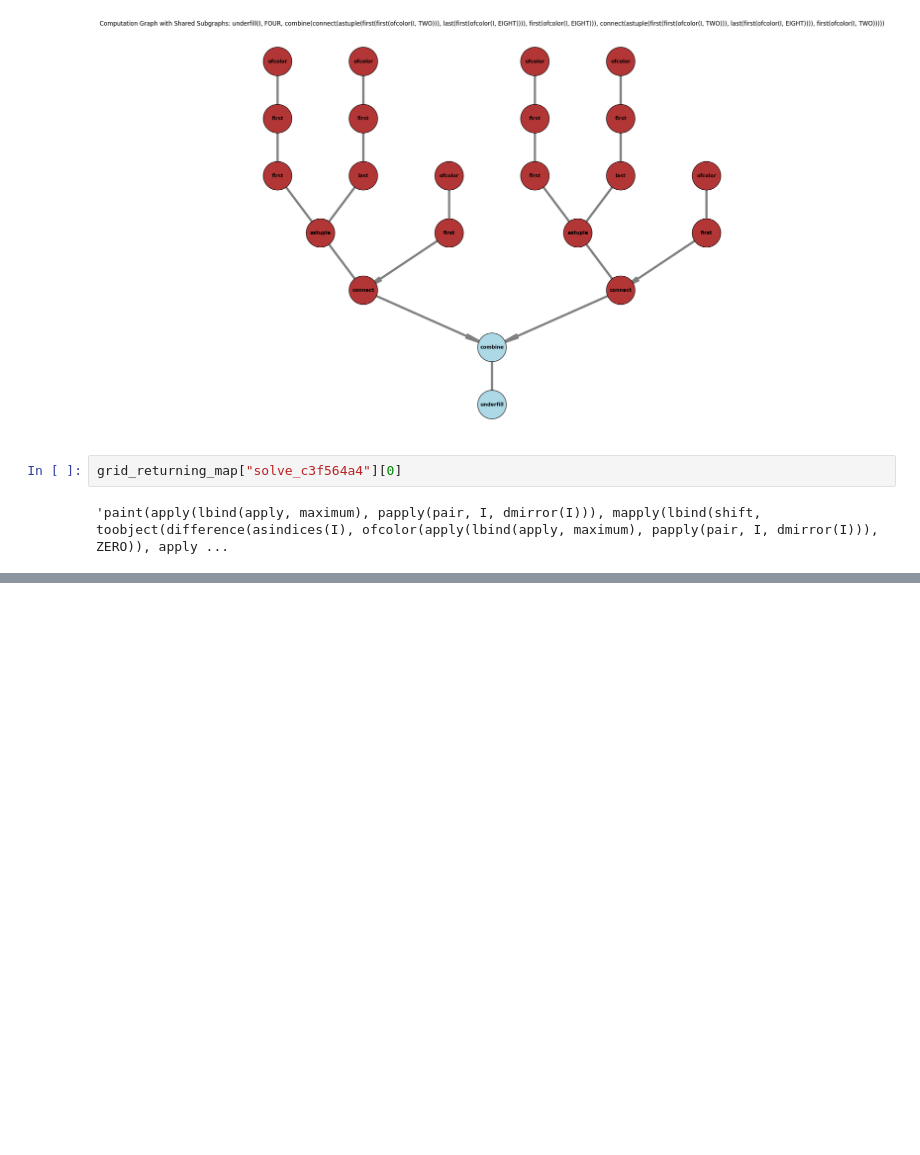
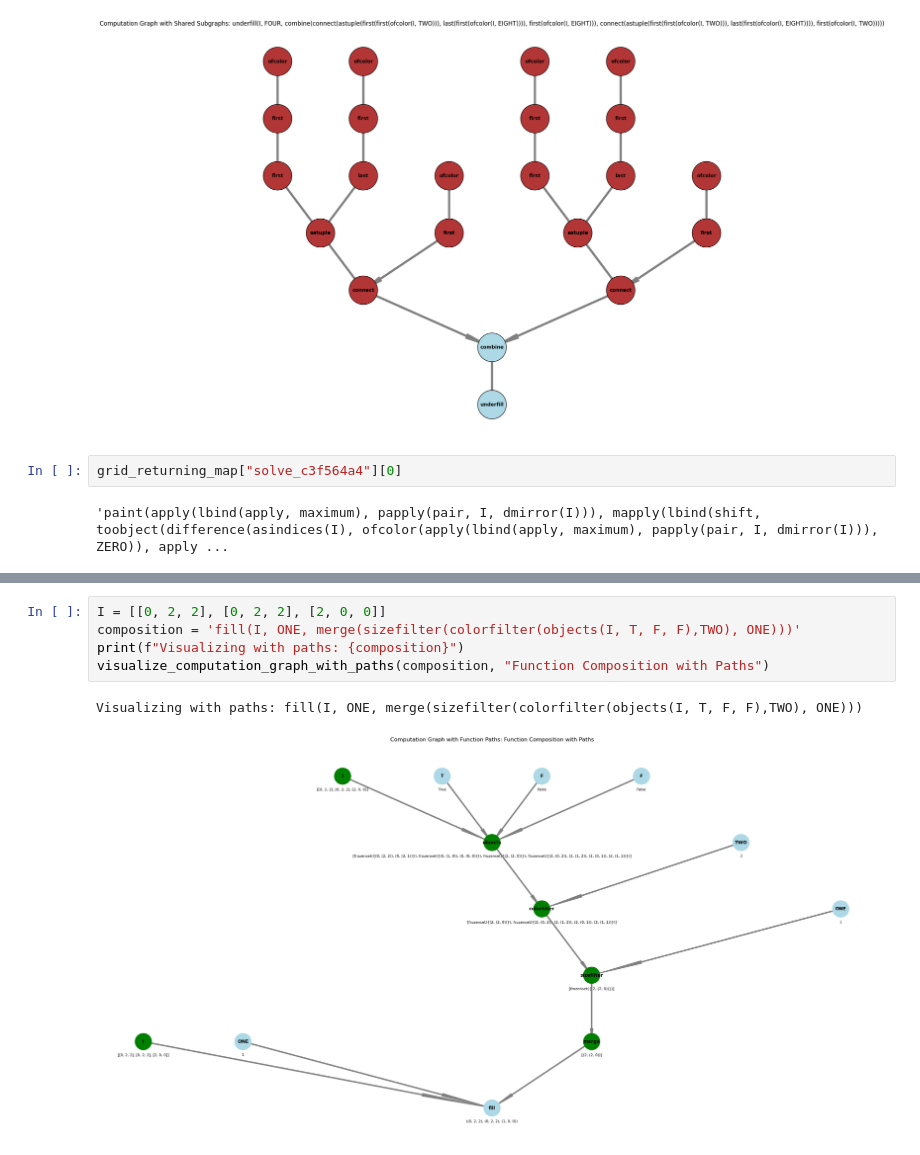
Before and after one commit to jinjinran2001/arc-dsl, a Jupyter notebook: Computational Graphs.ipynb, the cells around one changed output, grey strips where cells are left out. Cells and saved outputs as stored; diff of their text form; blank space fills up the shorter version.

```diff
--- a/Computational Graphs.ipynb
+++ b/Computational Graphs.ipynb
@@ -407,0 +890,8 @@ grid_returning_map["solve_c3f564a4"][0]
+# %%
+I = [[0, 2, 2], [0, 2, 2], [2, 0, 0]]
+composition = 'fill(I, ONE, merge(sizefilter(colorfilter(objects(I, T, F, F),TWO), ONE)))'
+print(f"Visualizing with paths: {composition}")
+visualize_computation_graph_with_paths(composition, "Function Composition with Paths")
+# %% [output]
+Visualizing with paths: fill(I, ONE, merge(sizefilter(colorfilter(objects(I, T, F, F),TWO), ONE)))
+[figure, added]
```
Also changed, not shown: parts of 8 cells of this notebook, 1 other file.
